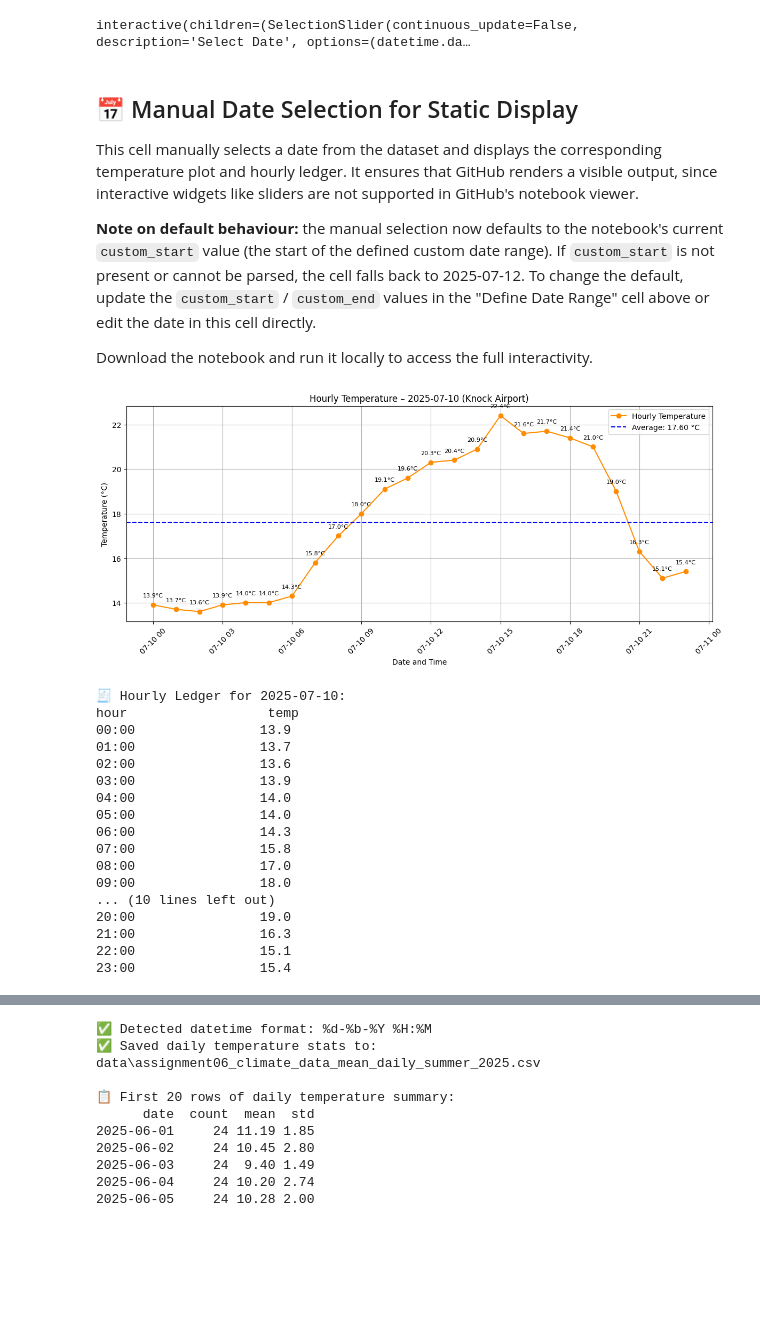
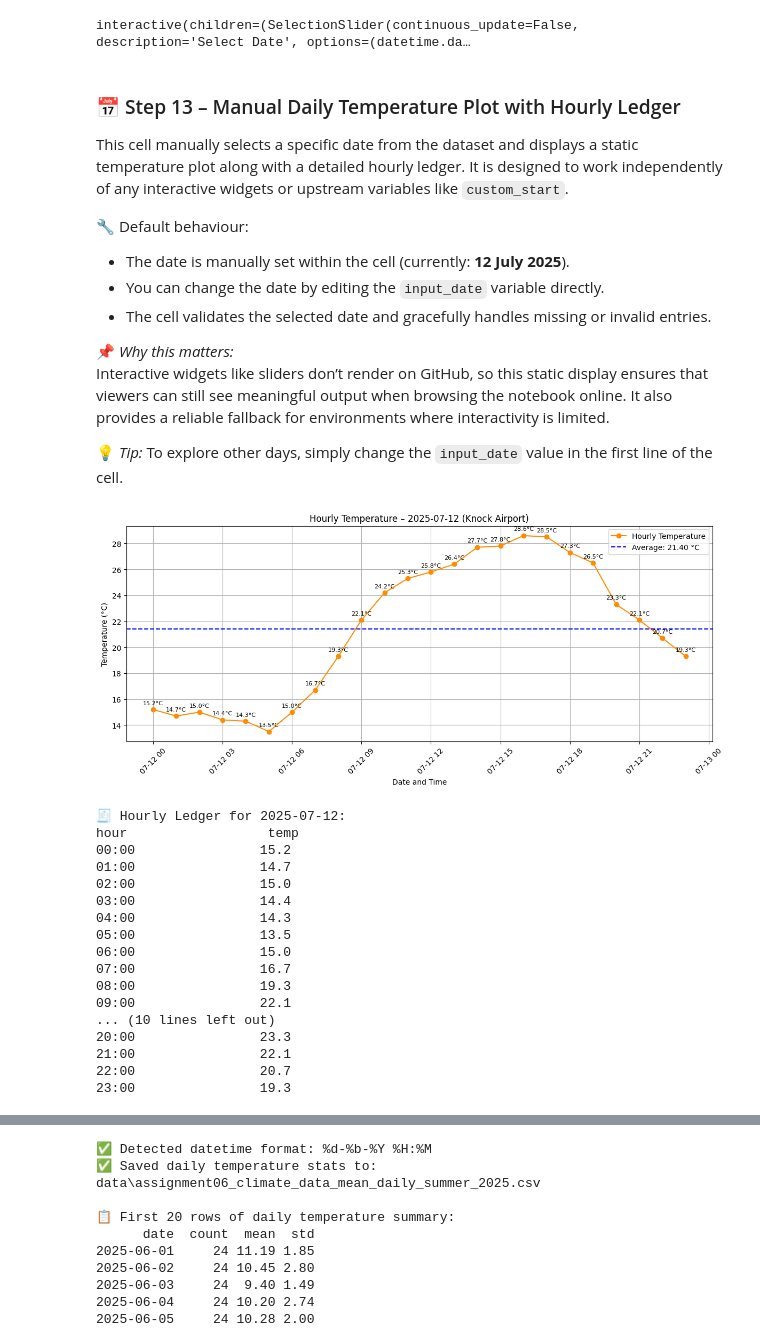
Before and after one commit to ECronin1973/programming-for-data-analytics, a Jupyter notebook: assignments/assignment06-weather.ipynb, the cells around one changed output, grey strips where cells are left out. Drawn from its saved outputs; the diff is of its cells as text; code cells hidden in the pictures; blank space fills up the shorter version.

```diff
--- a/assignments/assignment06-weather.ipynb
+++ b/assignments/assignment06-weather.ipynb
@@ -699,83 +752,78 @@ else:
 📅 Interactive Daily Charts:
 interactive(children=(SelectionSlider(continuous_update=False, description='Select Date', options=(datetime.da…
 # %% [markdown]
-## 📅 Manual Date Selection for Static Display
+### 📅 Step 13 – Manual Daily Temperature Plot with Hourly Ledger
 
-This cell manually selects a date from the dataset and displays the corresponding temperature plot and hourly ledger. It ensures that GitHub renders a visible output, since interactive widgets like sliders are not supported in GitHub's notebook viewer.
+This cell manually selects a specific date from the dataset and displays a static temperature plot along with a detailed hourly ledger. It is designed to work independently of any interactive widgets or upstream variables like `custom_start`.
 
-**Note on default behaviour:** the manual selection now defaults to the notebook's current `custom_start` value (the start of the defined custom date range). If `custom_start` is not present or cannot be parsed, the cell falls back to 2025-07-12. To change the default, update the `custom_start` / `custom_end` values in the "Define Date Range" cell above or edit the date in this cell directly.
+🔧 Default behaviour:
+- The date is manually set within the cell (currently: **12 July 2025**).
+- You can change the date by editing the `input_date` variable directly.
+- The cell validates the selected date and gracefully handles missing or invalid entries.
 
-Download the notebook and run it locally to access the full interactivity.
+📌 *Why this matters:*
+Interactive widgets like sliders don’t render on GitHub, so this static display ensures that viewers can still see meaningful output when browsing the notebook online. It also provides a reliable fallback for environments where interactivity is limited.
+
+💡 *Tip:* To explore other days, simply change the `input_date` value in the first line of the cell.
 # %%
-# 📌 Manual Daily Temperature Plot with Hourly Ledger
-# NOTE: datetime (class) and pandas (pd) are already imported earlier in the notebook.
+# 📌 Step 13 – Manual Daily Temperature Plot with Hourly Ledger
 
-# Robustly determine input_date with safe fallbacks
-fallback_date = datetime(2025, 7, 12).date()  # default if parsing fails
+# --- Manually set the date to display ---
+input_date = datetime(2025, 7, 12).date()  # 🔧 Change this to any date in your range
 
-if 'custom_start' in globals() and custom_start is not None:
-    try:
-        # If custom_start is a pandas Timestamp or datetime-like, use .date()
-        if hasattr(custom_start, 'date'):
-            input_date = custom_start.date()
-        else:
-            ts = pd.to_datetime(custom_start, errors='coerce')
-            input_date = ts.date() if not pd.isna(ts) else fallback_date
-    except Exception:
-        input_date = fallback_date
-else:
-    input_date = fallback_date
-
-# Validate range_df before plotting
+# --- Validate range_df before plotting ---
 if 'range_df' not in globals() or range_df is None or range_df.empty:
     print("❌ No data available for the selected date range. Please check your previous steps.")
 else:
-    # Ensure we compare like-for-like dates: parse the 'date' column to python date objects
+    # --- Ensure date column is in correct format ---
     parsed_dates = pd.to_datetime(range_df['date'], errors='coerce').dt.date
+
     if input_date not in parsed_dates.unique():
-        print(f"❌ Date {input_date} not found in dataset. Available dates: {sorted(set(d for d in parsed_dates.dropna()))}")
+        available = sorted(set(d for d in parsed_dates.dropna()))
+        print(f"❌ Date {input_date} not found in dataset. Available dates: {available}")
     else:
-        # Filter and plot for selected date
+        # --- Filter and plot for selected date ---
         mask = parsed_dates == input_date
         day_df = range_df.loc[mask].copy()
+
         if day_df.empty:
             print(f"❌ No hourly rows found for {input_date}.")
         else:
             avg_temp = day_df['temp'].mean()
 
             plt.figure(figsize=(12, 5))
             plt.plot(day_df['datetime'], day_df['temp'], label='Hourly Temperature', color='darkorange', marker='o')
             for x, y in zip(day_df['datetime'], day_df['temp']):
                 plt.text(x, y + 0.3, f"{y:.1f}°C", ha='center', va='bottom', fontsize=8)
             plt.axhline(avg_temp, color='blue', linestyle='--', label=f'Average: {avg_temp:.2f} °C')
             plt.title(f"Hourly Temperature – {input_date} (Knock Airport)")
             plt.xlabel("Date and Time")
             plt.ylabel("Temperature (°C)")
             plt.legend()
             plt.grid(True)
             plt.tight_layout()
             plt.xticks(rotation=45)
             plt.show()
 
             print(f"\n🧾 Hourly Ledger for {input_date}:")
             print(day_df[['hour', 'temp']].round(1).to_string(index=False, justify='left', col_space=20))
 # %% [output]
-[figure, old version]
+[figure, new version]
-🧾 Hourly Ledger for 2025-07-10:
+🧾 Hourly Ledger for 2025-07-12:
 hour                  temp
-00:00                13.9
-01:00                13.7
-02:00                13.6
-03:00                13.9
-04:00                14.0
-05:00                14.0
-06:00                14.3
-07:00                15.8
-08:00                17.0
-09:00                18.0
+00:00                15.2
+01:00                14.7
+02:00                15.0
+03:00                14.4
+04:00                14.3
+05:00                13.5
+06:00                15.0
+07:00                16.7
+08:00                19.3
+09:00                22.1
 ... (10 lines left out)
-20:00                19.0
-21:00                16.3
-22:00                15.1
-23:00                15.4
+20:00                23.3
+21:00                22.1
+22:00                20.7
+23:00                19.3
 # %% [markdown]
```
Also changed, not shown: parts of 52 cells of this notebook, 10 other files.
